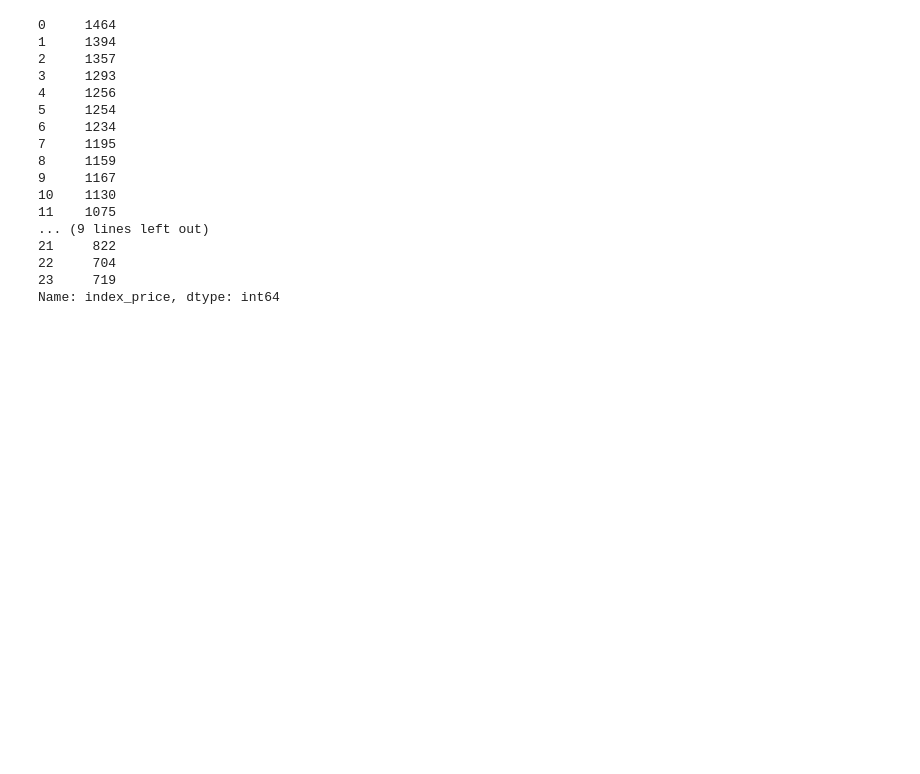
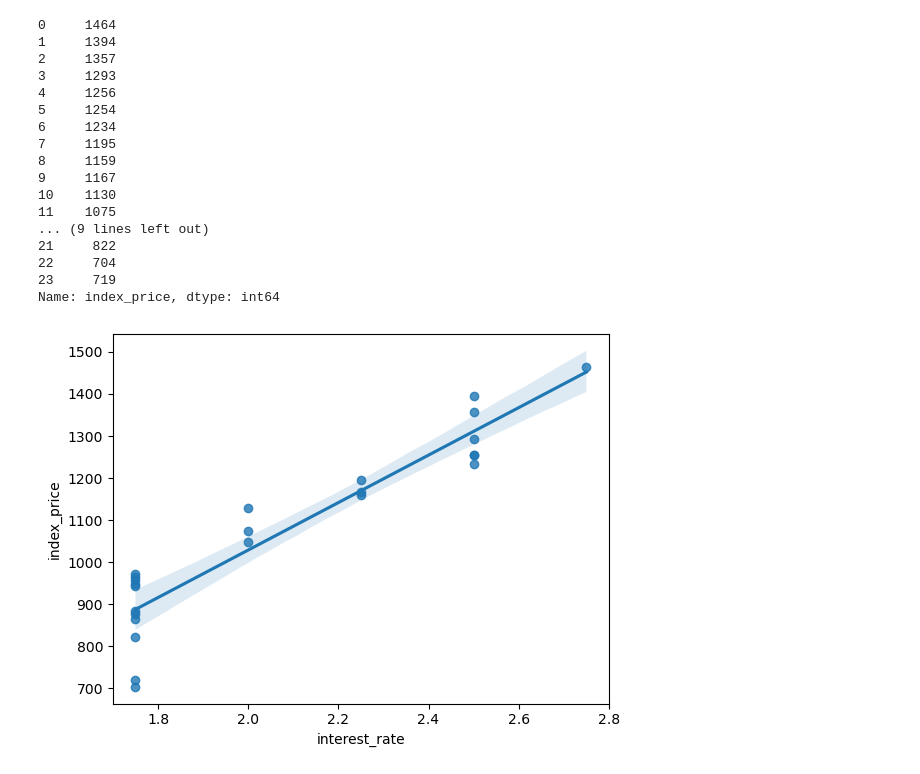
Before and after one commit to nsn-mah6/Linear_Regresssion, a Jupyter notebook: multiple_linear_regression.ipynb, the cells around one changed output. Saved outputs shown, nothing was run; the diff lists cells and outputs as text; code cells hidden in the pictures; blank space fills up the shorter version.

```diff
--- a/multiple_linear_regression.ipynb
+++ b/multiple_linear_regression.ipynb
@@ -99,0 +104,10 @@ Name: index_price, dtype: int64
+# %%
+sns.regplot(
+    x='interest_rate',
+    y='index_price',
+    data=df_index
+)
+
+plt.show()
+# %% [output]
+[figure, added]
```
Also changed, not shown: parts of 21 cells of this notebook.
